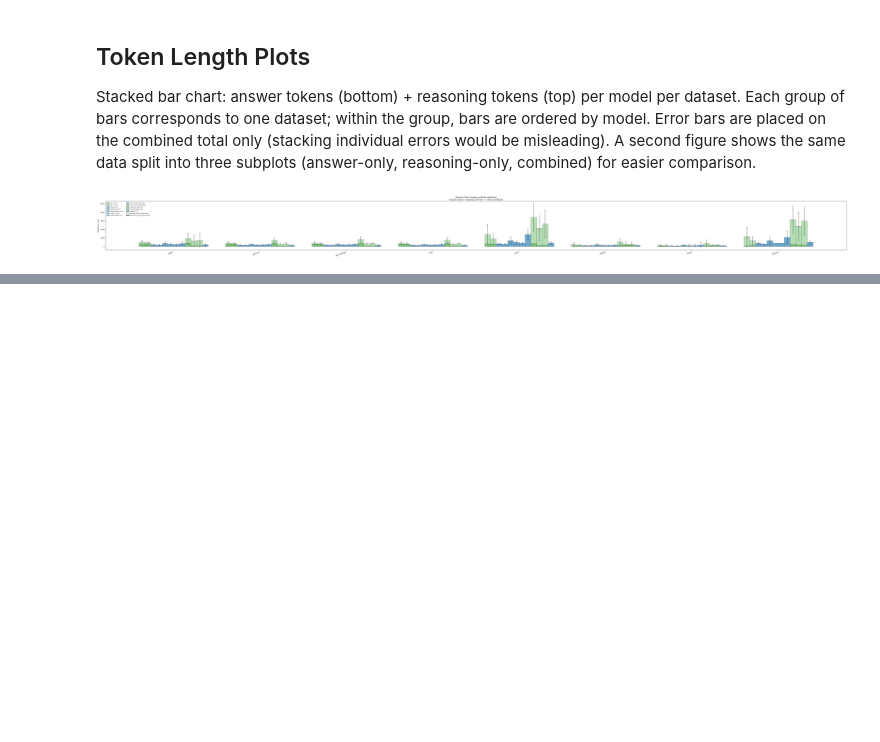
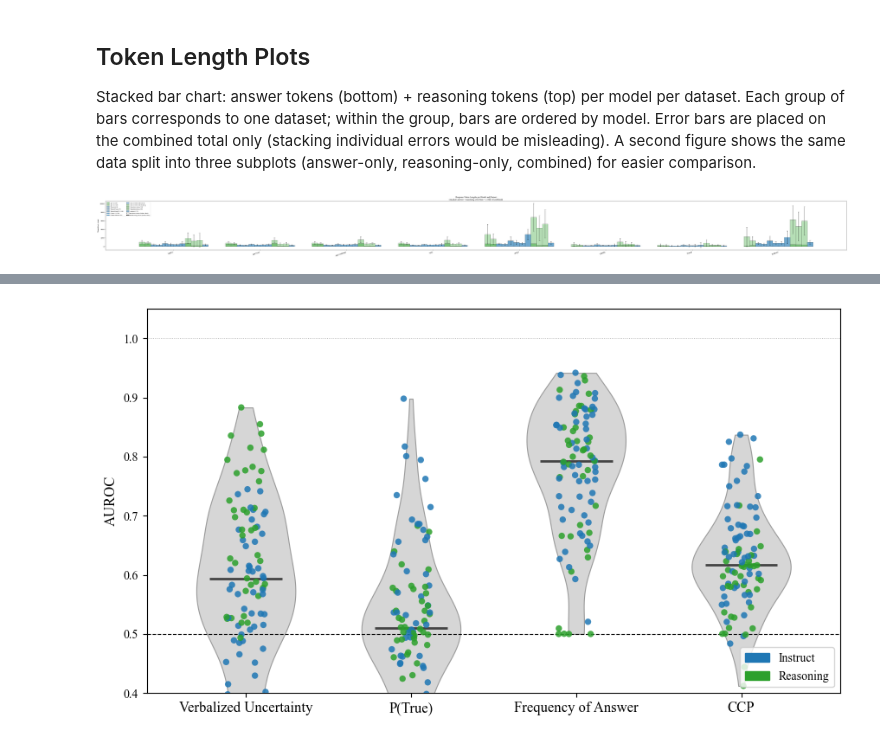
Before and after one commit to muelphil/llm-uncertainty-bench, a Jupyter notebook: llm-uncertainty-bench/seq_ue_calibration/analysis_plot_data.ipynb, the cells around one changed output, grey strips where cells are left out. Drawn from its saved outputs; the diff is of its cells as text; code cells hidden in the pictures; blank space fills up the shorter version.

```diff
--- a/llm-uncertainty-bench/seq_ue_calibration/analysis_plot_data.ipynb
+++ b/llm-uncertainty-bench/seq_ue_calibration/analysis_plot_data.ipynb
@@ -886,0 +964,14 @@ plt.show()
+# %%
+apply_matplotlib_defaults()
+fig_auroc = plot_auroc_swarm(
+    prepared_data=prepared_data,
+    models=models,
+    datasets=datasets,
+    uq_methods=uq_methods,
+    figures_dir=FIGURES_DIR,
+)
+for ext in ["svg", "pdf", "png"]:
+    fig_auroc.savefig(FIGURES_DIR / f"calibration_auroc_swarm.{ext}", bbox_inches="tight")
+plt.show()
+# %% [output]
+[figure, added]
```
Also changed, not shown: parts of 11 cells of this notebook, 35 other files.
